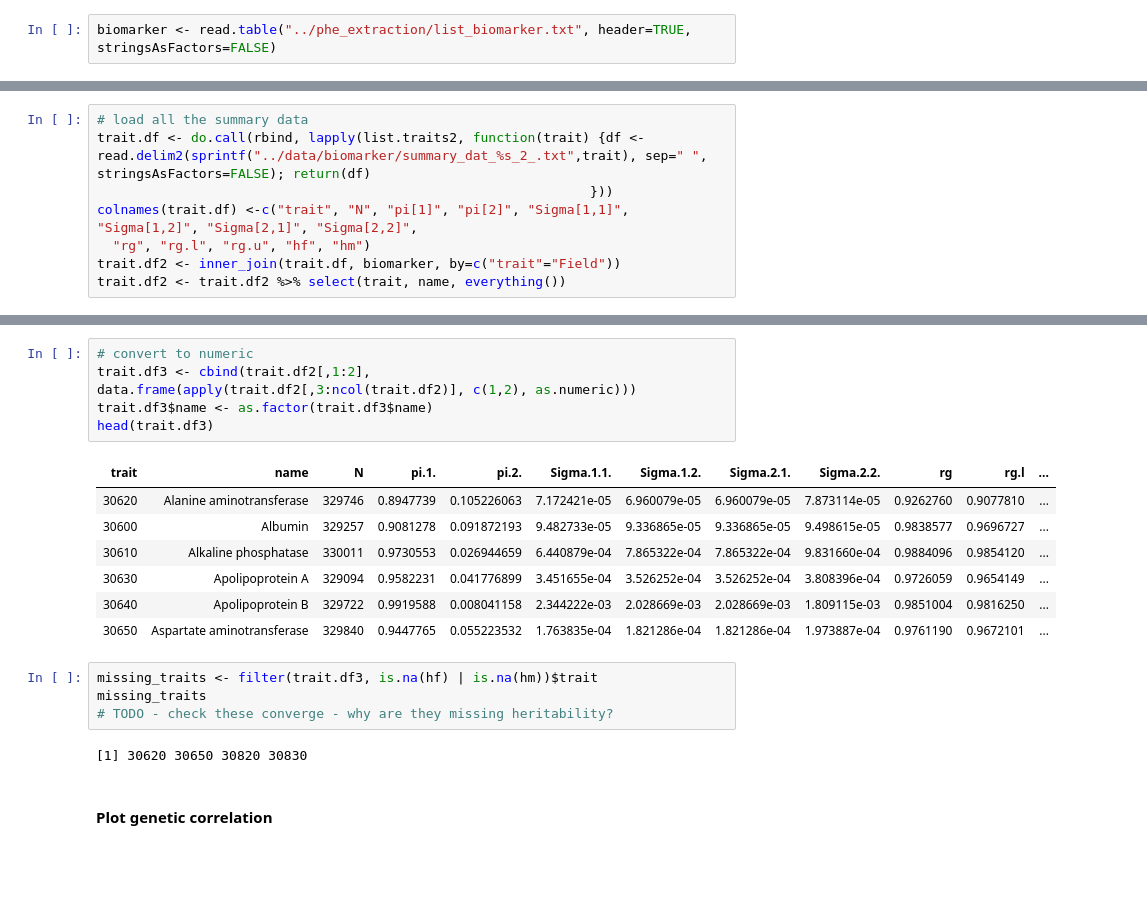
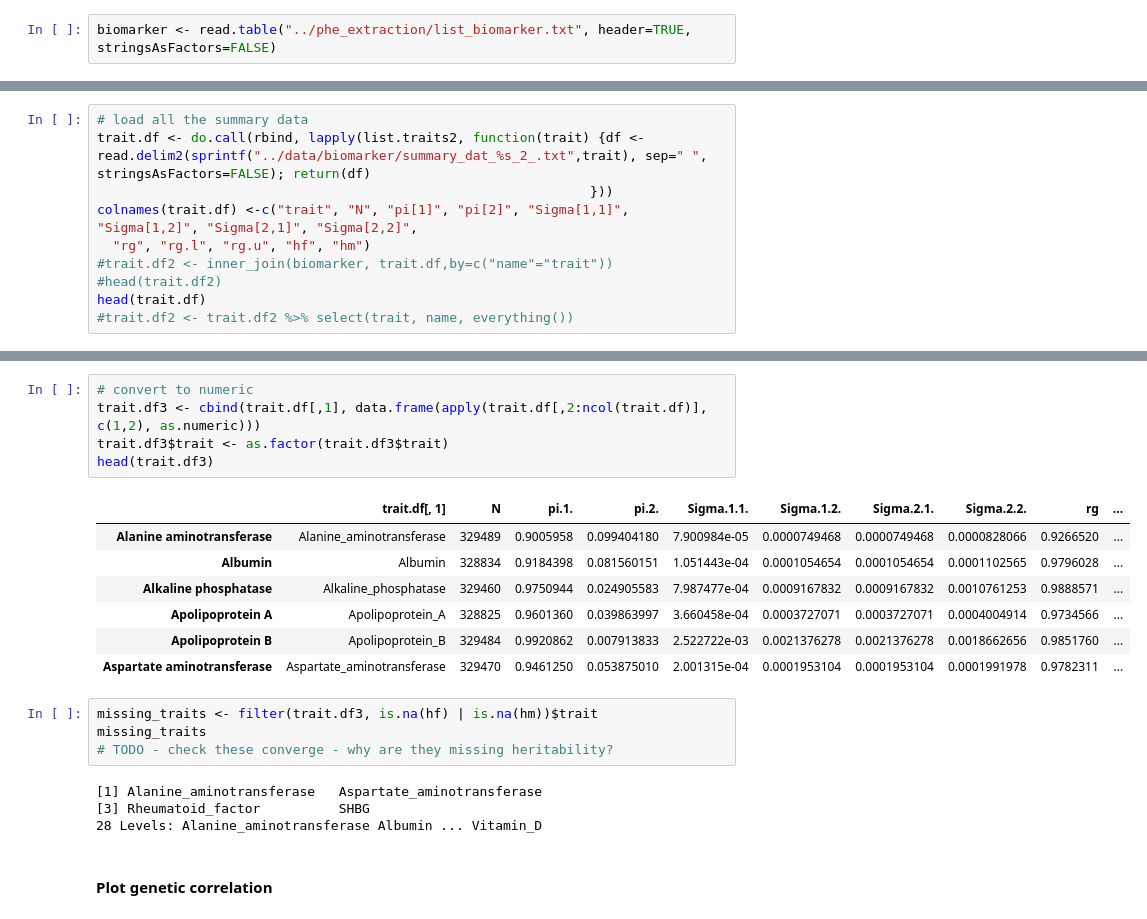
Before and after one commit to rivas-lab/sex-diff-biomarker-genetics, a Jupyter notebook: notebooks/ExamineResultsBiomarkerRun.ipynb, the cells around one changed output, grey strips where cells are left out. Cells and saved outputs as stored; diff of their text form; blank space fills up the shorter version.

```diff
--- a/notebooks/ExamineResultsBiomarkerRun.ipynb
+++ b/notebooks/ExamineResultsBiomarkerRun.ipynb
@@ -61,5 +135,7 @@ trait.df <- do.call(rbind, lapply(list.traits2, function(trait) {df <- read.deli
                                                                }))
 colnames(trait.df) <-c("trait", "N", "pi[1]", "pi[2]", "Sigma[1,1]", "Sigma[1,2]", "Sigma[2,1]", "Sigma[2,2]",
   "rg", "rg.l", "rg.u", "hf", "hm")
-trait.df2 <- inner_join(trait.df, biomarker, by=c("trait"="Field"))
-trait.df2 <- trait.df2 %>% select(trait, name, everything())
+#trait.df2 <- inner_join(biomarker, trait.df,by=c("name"="trait"))
+#head(trait.df2)
+head(trait.df)
+#trait.df2 <- trait.df2 %>% select(trait, name, everything())
@@ -66,22 +150,24 @@ trait.df2 <- trait.df2 %>% select(trait, name, everything())
 # %%
 # convert to numeric
-trait.df3 <- cbind(trait.df2[,1:2], data.frame(apply(trait.df2[,3:ncol(trait.df2)], c(1,2), as.numeric)))
-trait.df3$name <- as.factor(trait.df3$name)
+trait.df3 <- cbind(trait.df[,1], data.frame(apply(trait.df[,2:ncol(trait.df)], c(1,2), as.numeric)))
+trait.df3$trait <- as.factor(trait.df3$trait)
 head(trait.df3)
 # %% [output]
-| trait | name | N | pi.1. | pi.2. | Sigma.1.1. | Sigma.1.2. | Sigma.2.1. | Sigma.2.2. | rg | rg.l | ... |
-| 30620 | Alanine aminotransferase | 329746 | 0.8947739 | 0.105226063 | 7.172421e-05 | 6.960079e-05 | 6.960079e-05 | 7.873114e-05 | 0.9262760 | 0.9077810 | ... |
-| 30600 | Albumin | 329257 | 0.9081278 | 0.091872193 | 9.482733e-05 | 9.336865e-05 | 9.336865e-05 | 9.498615e-05 | 0.9838577 | 0.9696727 | ... |
-| 30610 | Alkaline phosphatase | 330011 | 0.9730553 | 0.026944659 | 6.440879e-04 | 7.865322e-04 | 7.865322e-04 | 9.831660e-04 | 0.9884096 | 0.9854120 | ... |
-| 30630 | Apolipoprotein A | 329094 | 0.9582231 | 0.041776899 | 3.451655e-04 | 3.526252e-04 | 3.526252e-04 | 3.808396e-04 | 0.9726059 | 0.9654149 | ... |
-| 30640 | Apolipoprotein B | 329722 | 0.9919588 | 0.008041158 | 2.344222e-03 | 2.028669e-03 | 2.028669e-03 | 1.809115e-03 | 0.9851004 | 0.9816250 | ... |
-| 30650 | Aspartate aminotransferase | 329840 | 0.9447765 | 0.055223532 | 1.763835e-04 | 1.821286e-04 | 1.821286e-04 | 1.973887e-04 | 0.9761190 | 0.9672101 | ... |
+|  | trait.df[, 1] | N | pi.1. | pi.2. | Sigma.1.1. | Sigma.1.2. | Sigma.2.1. | Sigma.2.2. | rg | ... |
+| Alanine aminotransferase | Alanine_aminotransferase | 329489 | 0.9005958 | 0.099404180 | 7.900984e-05 | 0.0000749468 | 0.0000749468 | 0.0000828066 | 0.9266520 | ... |
+| Albumin | Albumin | 328834 | 0.9184398 | 0.081560151 | 1.051443e-04 | 0.0001054654 | 0.0001054654 | 0.0001102565 | 0.9796028 | ... |
+| Alkaline phosphatase | Alkaline_phosphatase | 329460 | 0.9750944 | 0.024905583 | 7.987477e-04 | 0.0009167832 | 0.0009167832 | 0.0010761253 | 0.9888571 | ... |
+| Apolipoprotein A | Apolipoprotein_A | 328825 | 0.9601360 | 0.039863997 | 3.660458e-04 | 0.0003727071 | 0.0003727071 | 0.0004004914 | 0.9734566 | ... |
+| Apolipoprotein B | Apolipoprotein_B | 329484 | 0.9920862 | 0.007913833 | 2.522722e-03 | 0.0021376278 | 0.0021376278 | 0.0018662656 | 0.9851760 | ... |
+| Aspartate aminotransferase | Aspartate_aminotransferase | 329470 | 0.9461250 | 0.053875010 | 2.001315e-04 | 0.0001953104 | 0.0001953104 | 0.0001991978 | 0.9782311 | ... |
 # %%
 missing_traits <- filter(trait.df3, is.na(hf) | is.na(hm))$trait
 missing_traits
 # TODO - check these converge - why are they missing heritability?
 # %% [output]
-[1] 30620 30650 30820 30830
+[1] Alanine_aminotransferase   Aspartate_aminotransferase
+[3] Rheumatoid_factor          SHBG
+28 Levels: Alanine_aminotransferase Albumin ... Vitamin_D
 # %% [markdown]
 #### Plot genetic correlation
 # %%
```
Also changed, not shown: parts of 10 cells of this notebook, 17 other files.
